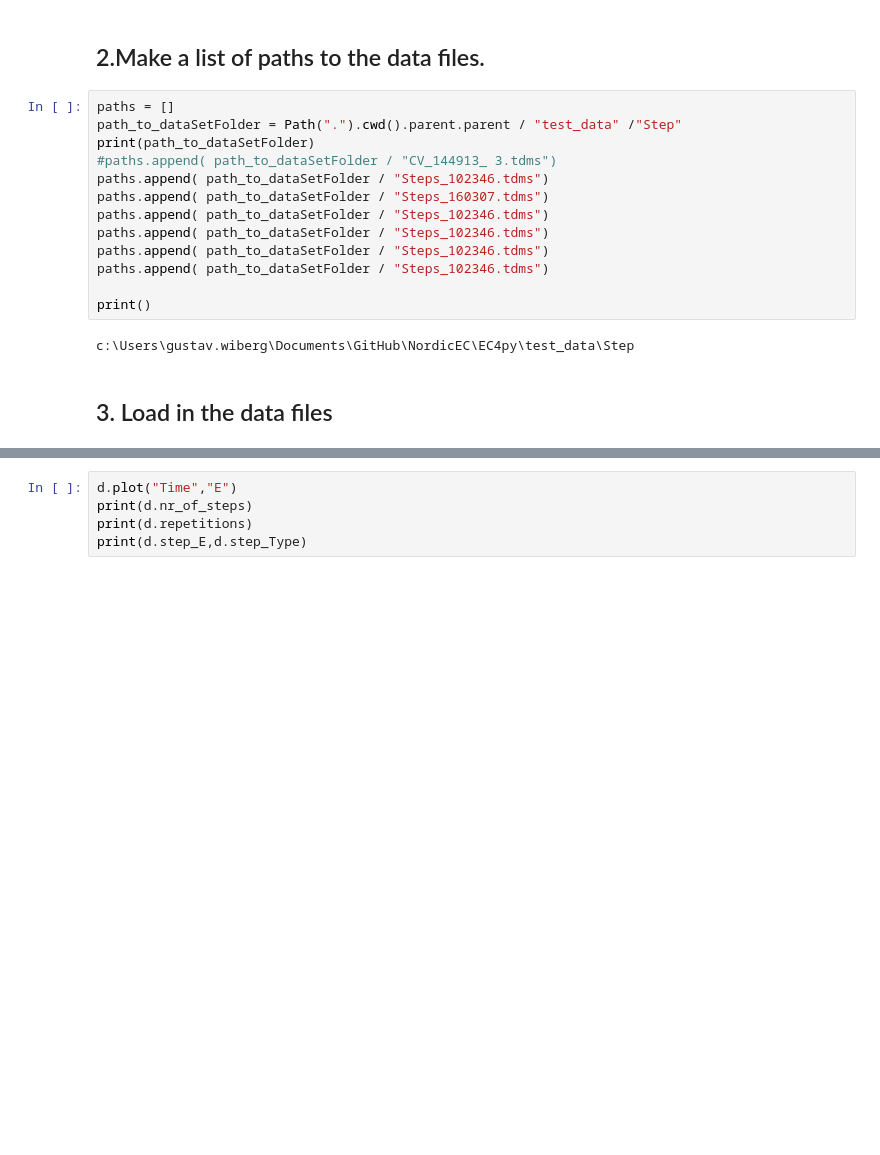
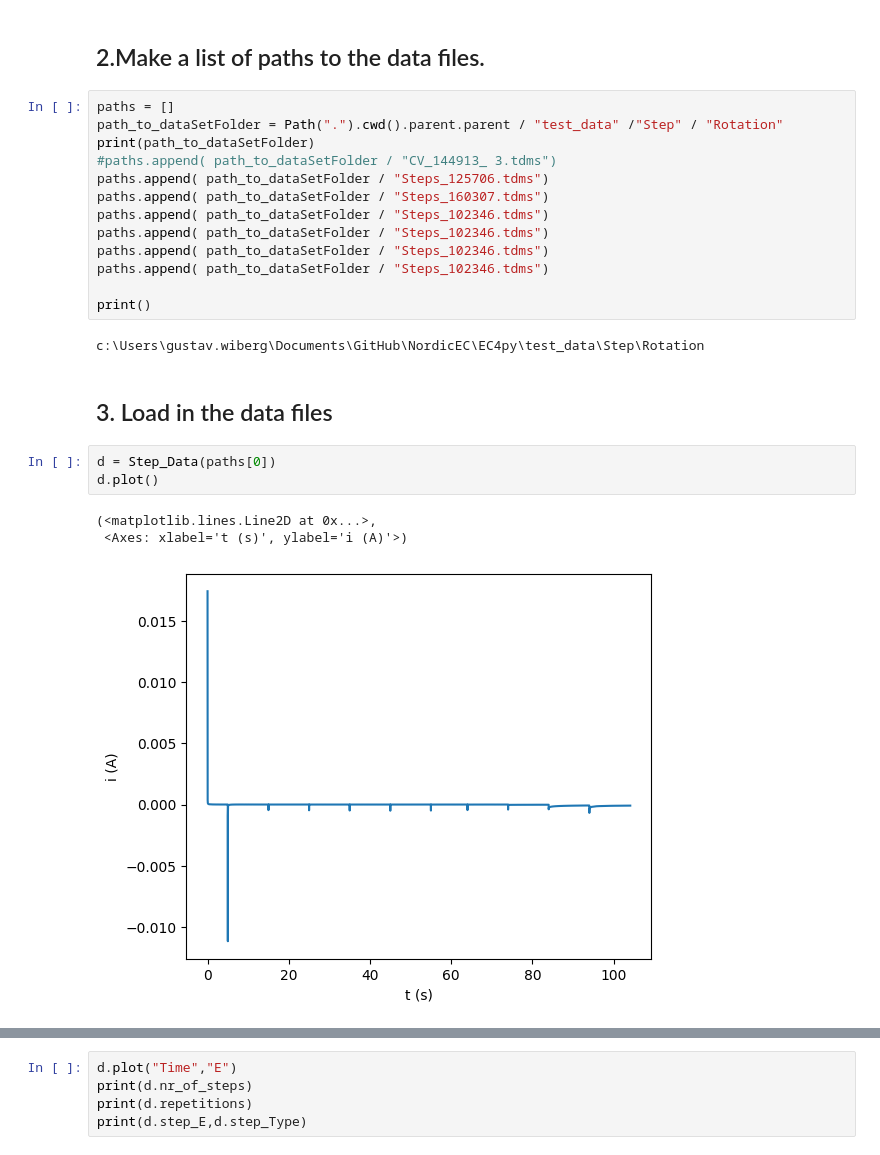
Before and after one commit to NordicEC/EC4py, a Jupyter notebook: dev/Step_Data/Load_StepFiles.ipynb, the cells around one changed output, grey strips where cells are left out. Saved outputs shown, nothing was run; the diff lists cells and outputs as text; blank space fills up the shorter version.

```diff
--- a/dev/Step_Data/Load_StepFiles.ipynb
+++ b/dev/Step_Data/Load_StepFiles.ipynb
@@ -10,10 +10,10 @@ from ec4py import Quantity_Value_Unit as QV
 ## 2.Make a list of paths to the data files.
 # %%
 paths = []
-path_to_dataSetFolder = Path(".").cwd().parent.parent / "test_data" /"Step"
+path_to_dataSetFolder = Path(".").cwd().parent.parent / "test_data" /"Step" / "Rotation"
 print(path_to_dataSetFolder)
 #paths.append( path_to_dataSetFolder / "CV_144913_ 3.tdms")
-paths.append( path_to_dataSetFolder / "Steps_102346.tdms")
+paths.append( path_to_dataSetFolder / "Steps_125706.tdms")
 paths.append( path_to_dataSetFolder / "Steps_160307.tdms")
 paths.append( path_to_dataSetFolder / "Steps_102346.tdms")
 paths.append( path_to_dataSetFolder / "Steps_102346.tdms")
@@ -22,6 +22,13 @@ paths.append( path_to_dataSetFolder / "Steps_102346.tdms")
 
 print()
 # %% [output]
-c:\Users\gustav.wiberg\Documents\GitHub\NordicEC\EC4py\test_data\Step
+c:\Users\gustav.wiberg\Documents\GitHub\NordicEC\EC4py\test_data\Step\Rotation
 # %% [markdown]
 ## 3. Load in the data files
+# %%
+d = Step_Data(paths[0])
+d.plot()
+# %% [output]
+(<matplotlib.lines.Line2D at 0x...>,
+ <Axes: xlabel='t (s)', ylabel='i (A)'>)
+[figure, added]
```
Also changed, not shown: parts of 2 cells of this notebook, 5 other files.
